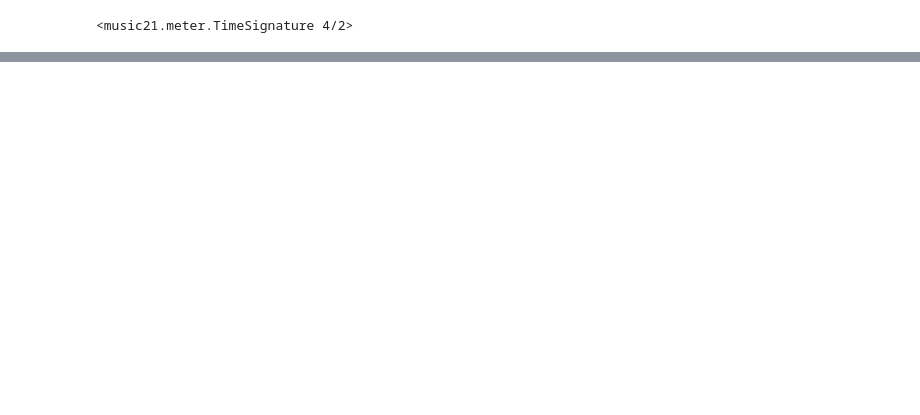
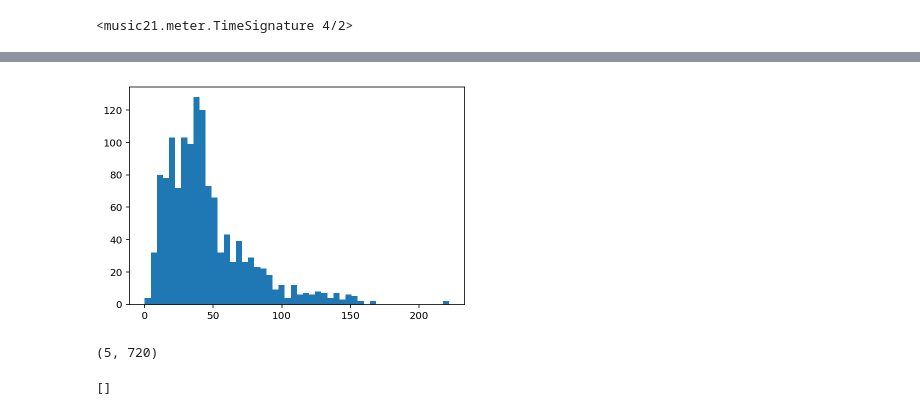
Before and after one commit to DefinitlyEvil/PalestriNet, a Jupyter notebook: Corpus Exploration.ipynb, the cells around one changed output, grey strips where cells are left out. Drawn from its saved outputs; the diff is of its cells as text; code cells hidden in the pictures; blank space fills up the shorter version.

```diff
--- a/Corpus Exploration.ipynb
+++ b/Corpus Exploration.ipynb
@@ -118,0 +182,4 @@ note.pitch
+# %%
+score_lengths = []
+for score in tqdm(scores):
+    score_lengths.append(score.duration.quarterLength / 8)
@@ -118,0 +191,9 @@ note.pitch
+# %%
+plt.hist(score_lengths, bins=50)
+plt.show()
+# %% [output]
+[figure, added]
+# %%
+get_score_shape(scores[0])
+# %% [output]
+(5, 720)
@@ -118,0 +237,4 @@ note.pitch
+# %%
+list(scores[0].getElementsByClass(music21.stream.Measure))
+# %% [output]
+[]
```
Also changed, not shown: parts of 45 cells of this notebook.
